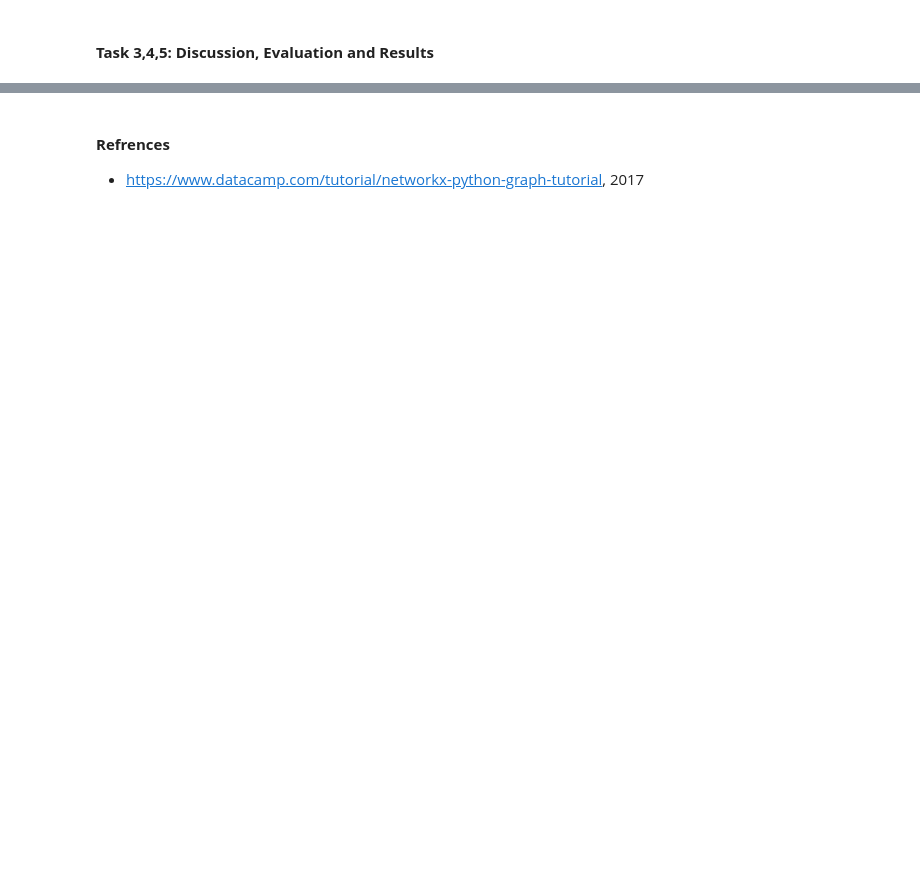
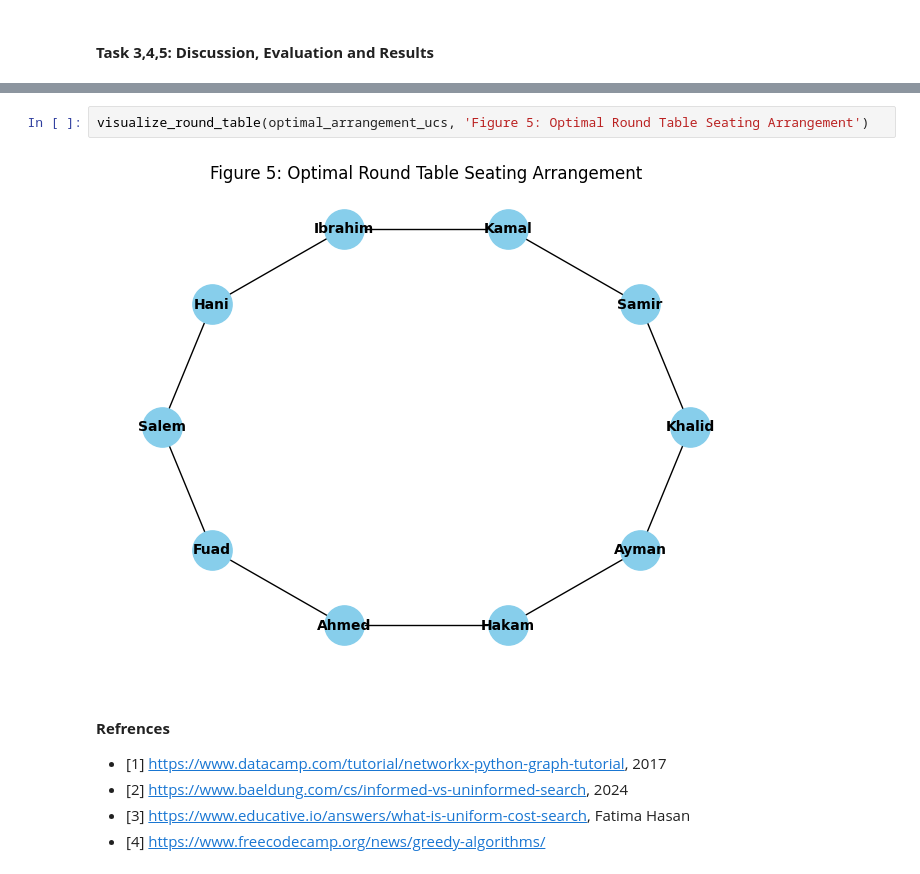
Before and after one commit to sondosaabed/Round-Table-Seating-Arrangement-Search-and-Heuristic, a Jupyter notebook: 1210802_A1.ipynb, the cells around one changed output, grey strips where cells are left out. Cells and saved outputs as stored; diff of their text form; blank space fills up the shorter version.

```diff
--- a/1210802_A1.ipynb
+++ b/1210802_A1.ipynb
@@ -407,4 +441,11 @@ In conclusion, the objectives are met ... It was found that
+# %%
+visualize_round_table(optimal_arrangement_ucs, 'Figure 5: Optimal Round Table Seating Arrangement')
+# %% [output]
+[figure, added]
 # %% [markdown]
 #### <b>Refrences</b>
 
-- https://www.datacamp.com/tutorial/networkx-python-graph-tutorial, 2017
+- [1] https://www.datacamp.com/tutorial/networkx-python-graph-tutorial, 2017
+- [2] https://www.baeldung.com/cs/informed-vs-uninformed-search, 2024
+- [3] https://www.educative.io/answers/what-is-uniform-cost-search, Fatima Hasan
+- [4] https://www.freecodecamp.org/news/greedy-algorithms/
```
Also changed, not shown: parts of 30 cells of this notebook.
